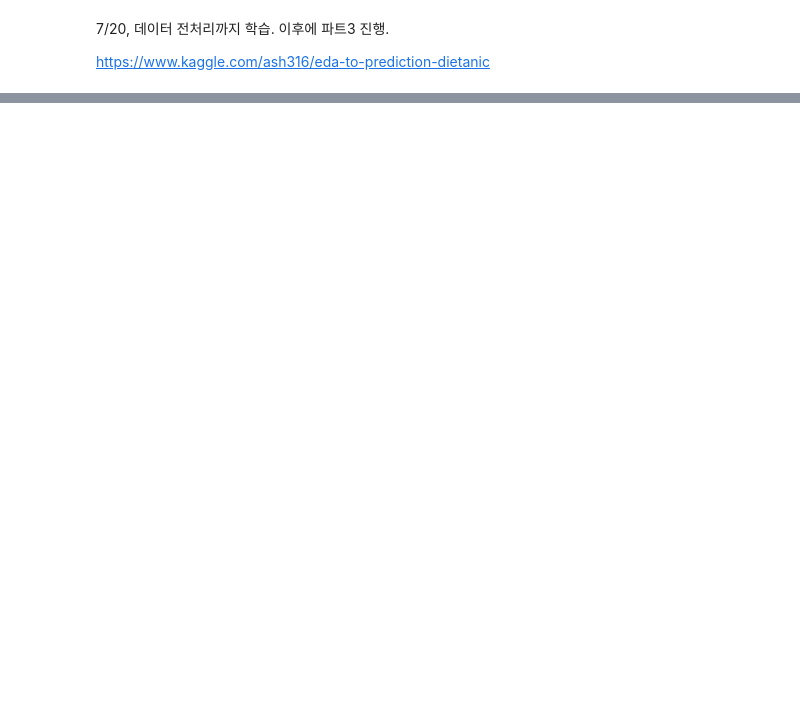
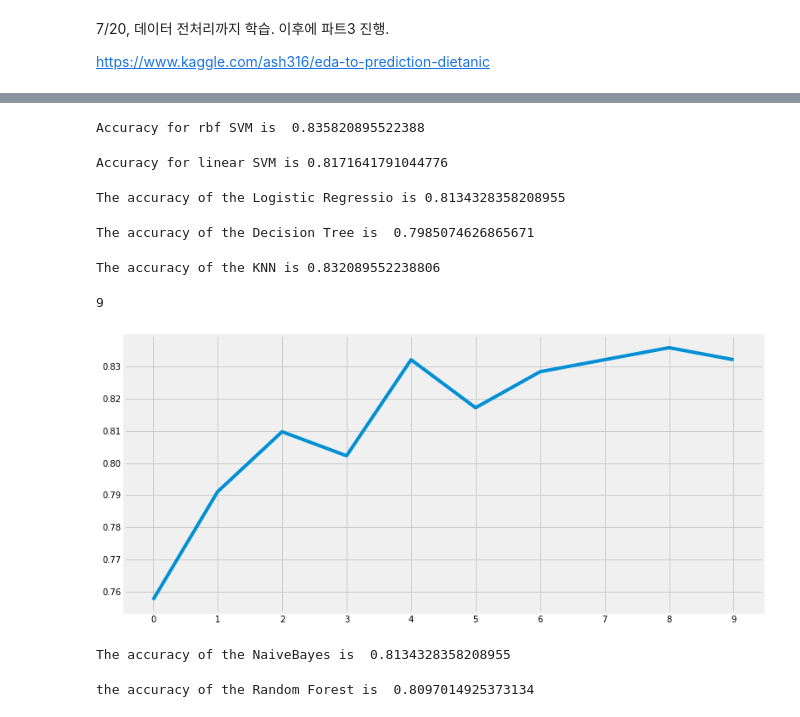
Before and after one commit to InkyunMoon/TIL, a Jupyter notebook: Kaggle/Titanic_EDA to prediction(DieTanic).ipynb, the cells around one changed output, grey strips where cells are left out. Saved outputs shown, nothing was run; the diff lists cells and outputs as text; code cells hidden in the pictures; blank space fills up the shorter version.

```diff
--- a/Kaggle/Titanic_EDA to prediction(DieTanic).ipynb
+++ b/Kaggle/Titanic_EDA to prediction(DieTanic).ipynb
@@ -437,0 +432,69 @@ ValueError: could not convert string to float: 'S'
+# %%
+# rbf svm
+model = svm.SVC(kernel='rbf', C=1, gamma=0.1)
+model.fit(train_X,train_Y)
+prediction1=model.predict(test_X)
+print('Accuracy for rbf SVM is ', metrics.accuracy_score(prediction1, test_Y))
+# %% [output]
+Accuracy for rbf SVM is  0.835820895522388
+# %%
+# linear svm
+model=svm.SVC(kernel='linear', C=0.1, gamma=0.1)
+model.fit(train_X, train_Y)
+prediction2=model.predict(test_X)
+print('Accuracy for linear SVM is',metrics.accuracy_score(prediction2, test_Y))
+# %% [output]
+Accuracy for linear SVM is 0.8171641791044776
+# %%
+model = LogisticRegression()
+model.fit(train_X,train_Y)
+prediction3=model.predict(test_X)
+print('The accuracy of the Logistic Regressio is', metrics.accuracy_score(prediction3,test_Y))
+# %% [output]
+The accuracy of the Logistic Regressio is 0.8134328358208955
+# %%
+model = DecisionTreeClassifier()
+model.fit(train_X, train_Y)
+prediction4=model.predict(test_X)
+print('The accuracy of the Decision Tree is ', metrics.accuracy_score(prediction4,test_Y))
+# %% [output]
+The accuracy of the Decision Tree is  0.7985074626865671
+# %%
+model=KNeighborsClassifier()
+model.fit(train_X,train_Y)
+prediction5=model.predict(test_X)
+print('The accuracy of the KNN is', metrics.accuracy_score(prediction5, test_Y))
+# %% [output]
+The accuracy of the KNN is 0.832089552238806
+# %%
+a = []
+
+for k in range(1,11):
+    model = KNeighborsClassifier(n_neighbors=k)
+    model.fit(train_X,train_Y)
+    prediction=model.predict(test_X)
+    a.append(metrics.accuracy_score(prediction, test_Y))
+
+plt.plot(a)
+plt.xticks(np.arange(10))
+fig = plt.gcf()
+fig.set_size_inches(12,6)
+
+np.argmax(a) + 1
+# %% [output]
+9
+[figure, added]
+# %%
+model = GaussianNB()
+model.fit(train_X,train_Y)
+prediction6=model.predict(test_X)
+print('The accuracy of the NaiveBayes is ', metrics.accuracy_score(prediction6,test_Y))
+# %% [output]
+The accuracy of the NaiveBayes is  0.8134328358208955
+# %%
+model = RandomForestClassifier(n_estimators=100)
+model.fit(train_X,train_Y)
+prediction7=model.predict(test_X)
+print('the accuracy of the Random Forest is ' , metrics.accuracy_score(prediction7, test_Y))
+# %% [output]
+the accuracy of the Random Forest is  0.8097014925373134
```
Also changed, not shown: parts of 21 cells of this notebook, 3 other files.
